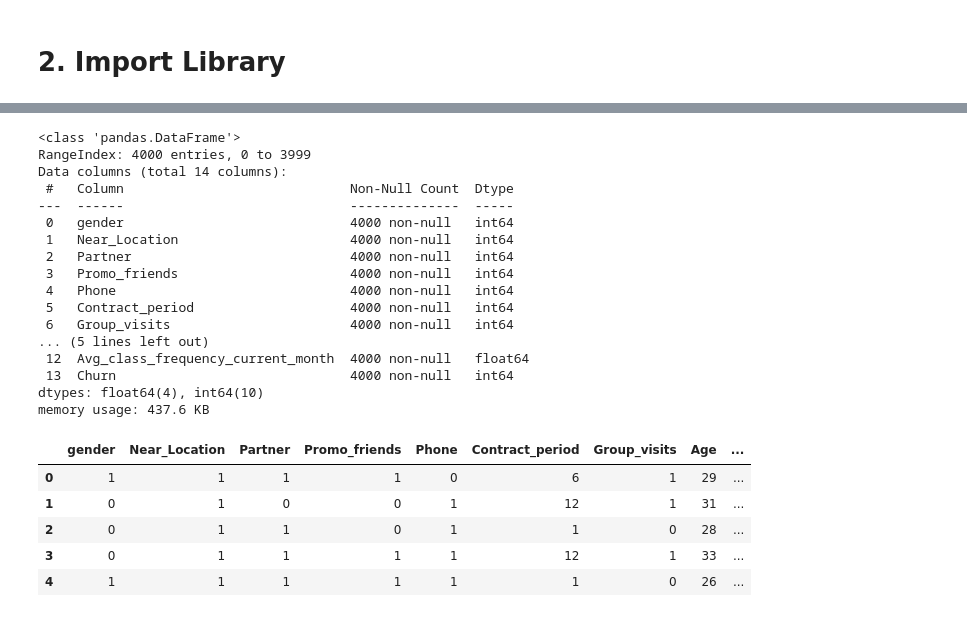
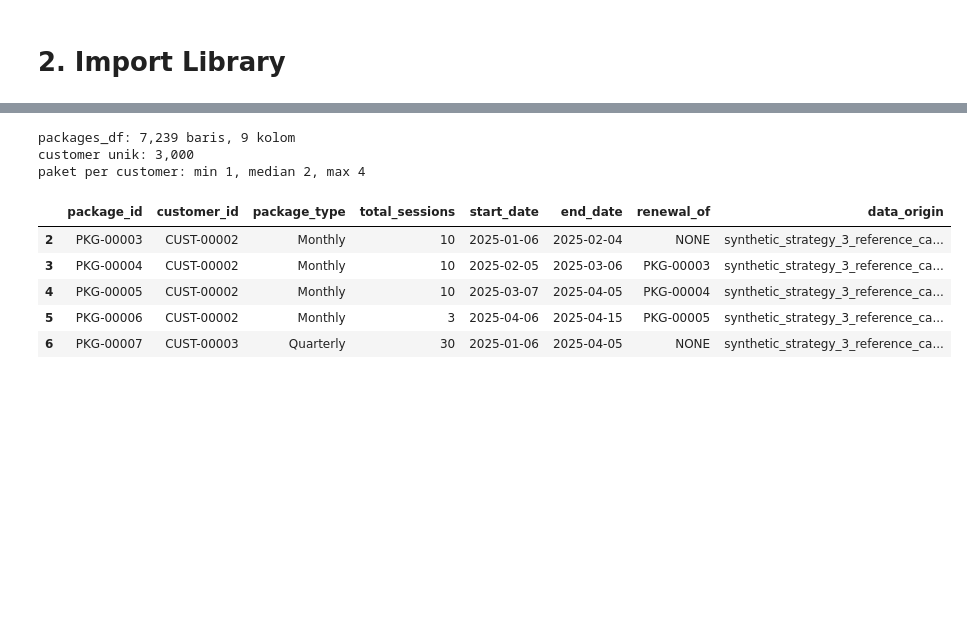
Before and after one commit to DaffaAlfiannoor/Customer-Retention-Risk, a Jupyter notebook: notebook.ipynb, the cells around one changed output, grey strips where cells are left out. Cells and saved outputs as stored; diff of their text form; code cells hidden in the pictures; blank space fills up the shorter version.

```diff
--- a/notebook.ipynb
+++ b/notebook.ipynb
@@ -110,5 +140,21 @@ data_raw = "data_raw"
 # %%
-main_df = pd.read_csv(f'{data_raw}/DadosV3.csv', sep=';')
-main_df.info()
-main_df.head()
+customers_df = pd.read_csv(f"{data_dummy}/customers.csv")
+
+RANDOM_STATE = 42
+HOLDOUT_FRACTION = 0.15
+
+development_customer_ids, holdout_customer_ids = train_test_split(
+    customers_df["customer_id"].to_numpy(),
+    test_size=HOLDOUT_FRACTION,
+    random_state=RANDOM_STATE,
+)
+development_customer_ids = pd.Index(development_customer_ids, name="customer_id")
+holdout_customer_ids = pd.Index(holdout_customer_ids, name="customer_id")
+
+assert development_customer_ids.intersection(holdout_customer_ids).empty
+assert len(development_customer_ids) + len(holdout_customer_ids) == len(customers_df)
+
+print(f"customers_df: {customers_df.shape[0]:,} baris, {customers_df.shape[1]} kolom")
+print(f"customer unik: {customers_df['customer_id'].nunique():,}")
+customers_df.loc[customers_df["customer_id"].isin(development_customer_ids)].head()
 # %% [output]
@@ -139,29 +169,23 @@ memory usage: 8.1 MB
 # %%
-gym_churn = pd.read_csv(f'{data_raw}/gym_churn_us.csv')
-gym_churn.info()
-gym_churn.head()
+packages_df = pd.read_csv(
+    f"{data_dummy}/packages.csv",
+    parse_dates=["start_date", "end_date"],
+)
+
+print(f"packages_df: {packages_df.shape[0]:,} baris, {packages_df.shape[1]} kolom")
+print(f"customer unik: {packages_df['customer_id'].nunique():,}")
+print(f"paket per customer: min {packages_df.groupby('customer_id').size().min()}, "
+      f"median {packages_df.groupby('customer_id').size().median():.0f}, "
+      f"max {packages_df.groupby('customer_id').size().max()}")
+packages_df.loc[packages_df["customer_id"].isin(development_customer_ids)].drop(columns=["status"]).head()
 # %% [output]
-<class 'pandas.DataFrame'>
-RangeIndex: 4000 entries, 0 to 3999
-Data columns (total 14 columns):
- #   Column                             Non-Null Count  Dtype
----  ------                             --------------  -----
- 0   gender                             4000 non-null   int64
- 1   Near_Location                      4000 non-null   int64
- 2   Partner                            4000 non-null   int64
- 3   Promo_friends                      4000 non-null   int64
- 4   Phone                              4000 non-null   int64
- 5   Contract_period                    4000 non-null   int64
- 6   Group_visits                       4000 non-null   int64
-... (5 lines left out)
- 12  Avg_class_frequency_current_month  4000 non-null   float64
- 13  Churn                              4000 non-null   int64
-dtypes: float64(4), int64(10)
-memory usage: 437.6 KB
+packages_df: 7,239 baris, 9 kolom
+customer unik: 3,000
+paket per customer: min 1, median 2, max 4
-|  | gender | Near_Location | Partner | Promo_friends | Phone | Contract_period | Group_visits | Age | ... |
-| 0 | 1 | 1 | 1 | 1 | 0 | 6 | 1 | 29 | ... |
-| 1 | 0 | 1 | 0 | 0 | 1 | 12 | 1 | 31 | ... |
-| 2 | 0 | 1 | 1 | 0 | 1 | 1 | 0 | 28 | ... |
-| 3 | 0 | 1 | 1 | 1 | 1 | 12 | 1 | 33 | ... |
-| 4 | 1 | 1 | 1 | 1 | 1 | 1 | 0 | 26 | ... |
+|  | package_id | customer_id | package_type | total_sessions | start_date | end_date | renewal_of | data_origin |
+| 2 | PKG-00003 | CUST-00002 | Monthly | 10 | 2025-01-06 | 2025-02-04 | NONE | synthetic_strategy_3_reference_ca... |
+| 3 | PKG-00004 | CUST-00002 | Monthly | 10 | 2025-02-05 | 2025-03-06 | PKG-00003 | synthetic_strategy_3_reference_ca... |
+| 4 | PKG-00005 | CUST-00002 | Monthly | 10 | 2025-03-07 | 2025-04-05 | PKG-00004 | synthetic_strategy_3_reference_ca... |
+| 5 | PKG-00006 | CUST-00002 | Monthly | 3 | 2025-04-06 | 2025-04-15 | PKG-00005 | synthetic_strategy_3_reference_ca... |
+| 6 | PKG-00007 | CUST-00003 | Quarterly | 30 | 2025-01-06 | 2025-04-05 | NONE | synthetic_strategy_3_reference_ca... |
 # %%
```
Also changed, not shown: parts of 112 cells of this notebook.
